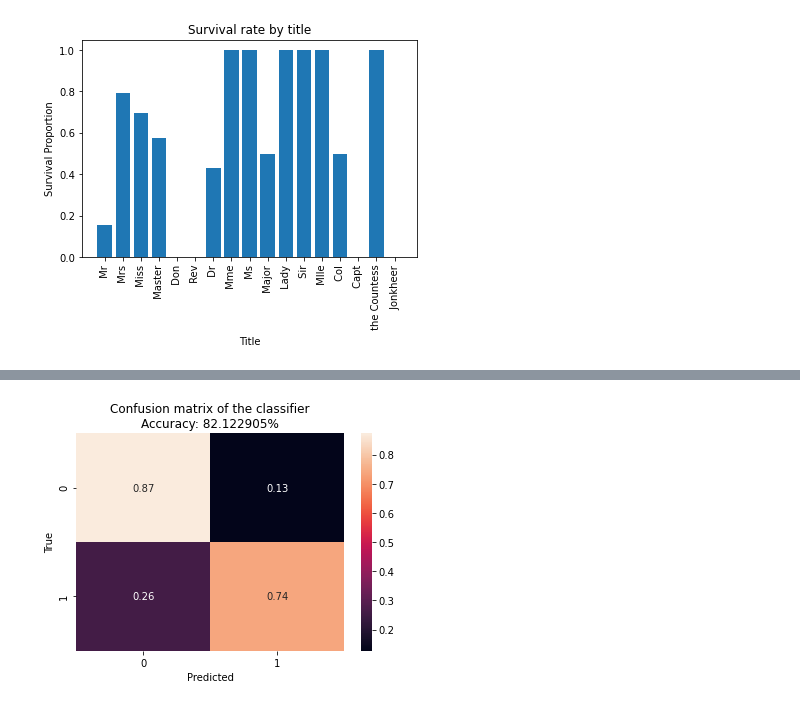
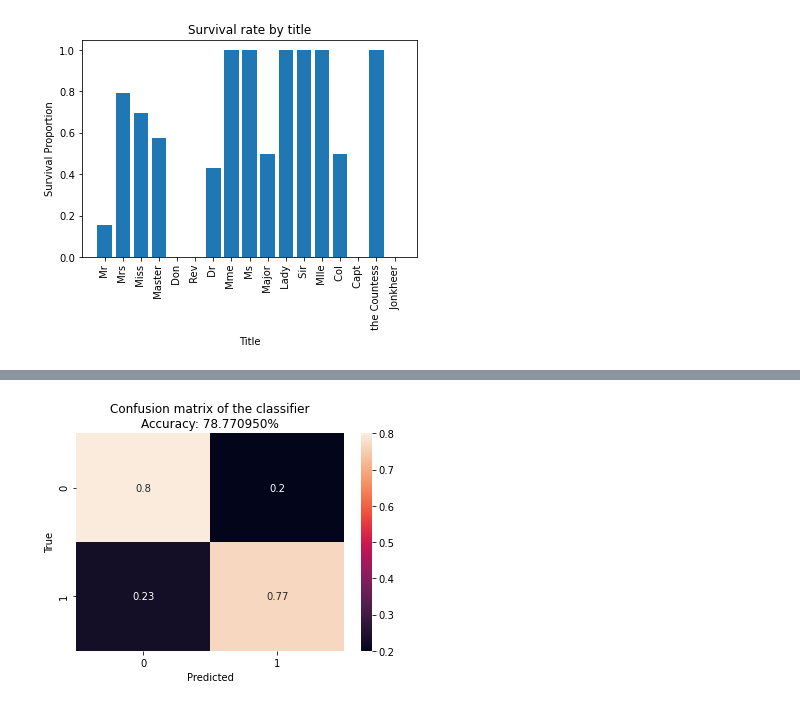
Before and after one commit to kevinmiguel97/Titanic-Model, a Jupyter notebook: titanic_analysis.ipynb, the cells around one changed output, grey strips where cells are left out. Saved outputs shown, nothing was run; the diff lists cells and outputs as text; code cells hidden in the pictures.

Commit message:
Tree function created

```diff
--- a/titanic_analysis.ipynb
+++ b/titanic_analysis.ipynb
@@ -187,3 +183,0 @@ We will create a new column dataframe including the variable we are trying to pr
-# %%
-y = df[['passengerid','survived']]
-x = df.drop(columns='survived')
@@ -319,0 +308,8 @@ plt.show()
+# %%
+titles = df['title'].unique()
+df['title_num'] = df['title']
+numeric_key = 0
+for title in titles:
+    df['title_num'].replace(title, numeric_key, inplace=True)
+    numeric_key = numeric_key + 1
+df.head()
@@ -320,39 +329,40 @@ plt.show()
 # %%
 # Importing libraries
 from sklearn.tree import DecisionTreeClassifier
 from sklearn import tree
 from sklearn.model_selection import cross_val_score
 from sklearn.model_selection import train_test_split
 from sklearn.tree import plot_tree
 import matplotlib.pyplot as plt
 from sklearn.metrics import classification_report, confusion_matrix
 from sklearn.model_selection import cross_val_score
 from sklearn.metrics import accuracy_score
 
+attributes = ['pclass', 'sex', 'std_age', 'sibsp', 'parch', 'std_fare', 'title_num']
+def model_tree(attributes, df):
 # Defining vectors previously extracted
-X = df[['pclass', 'sex', 'std_age', 'sibsp', 'parch', 'std_fare']]
-y = df['survived']
+    X = df[attributes]
+    y = df['survived']
 
-# Split training and testing sets
-X_train, X_test, Y_train, Y_test = train_test_split(X, y, train_size=0.8, random_state=0)
+    # Split training and testing sets
+    X_train, X_test, Y_train, Y_test = train_test_split(X, y, train_size=0.8, random_state=0)
 
-# Tree creation
-tree = tree.DecisionTreeClassifier(random_state=0, max_depth=3)
+    # Tree creation
+    tree = tree.DecisionTreeClassifier(random_state=0, max_depth=3)
 
-tree = tree.fit(X_train, Y_train)
+    tree = tree.fit(X_train, Y_train)
 
-Y_test_predictions = tree.predict(X_test)
+    Y_test_predictions = tree.predict(X_test)
 
-accuracy = accuracy_score(Y_test, Y_test_predictions)*100
+    accuracy = accuracy_score(Y_test, Y_test_predictions)*100
 
-
-# Generate confusion matrix
-cm = confusion_matrix(Y_test, Y_test_predictions, normalize='true')
-#cm= np.around(cm.astype('float') / cm.sum(axis=1)[:, np.newaxis], decimals=2)
-sns.heatmap(cm, annot=True)
-plt.title('Confusion matrix of the classifier\nAccuracy: %f%%' %(accuracy))
-plt.xlabel('Predicted')
-plt.ylabel('True')
-plt.show()
+    # Generate confusion matrix
+    cm = confusion_matrix(Y_test, Y_test_predictions, normalize='true')
+    #cm= np.around(cm.astype('float') / cm.sum(axis=1)[:, np.newaxis], decimals=2)
+    sns.heatmap(cm, annot=True)
+    plt.title('Confusion matrix of the classifier\nAccuracy: %f%%' %(accuracy))
+    plt.xlabel('Predicted')
+    plt.ylabel('True')
+    plt.show()
 # %% [output]
-[figure, old version]
+[figure, new version]
```
Also changed, not shown: parts of 11 cells of this notebook.
